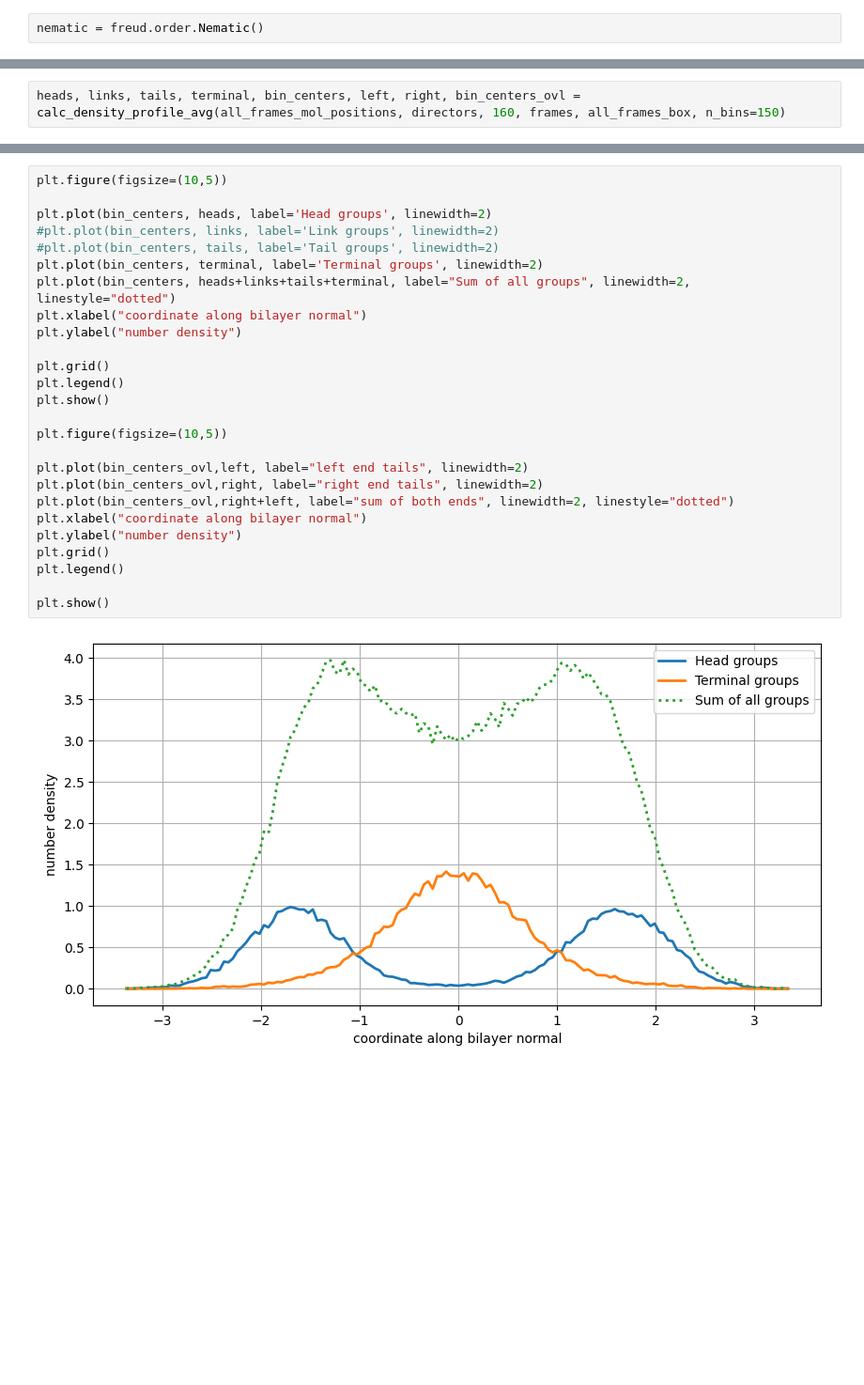
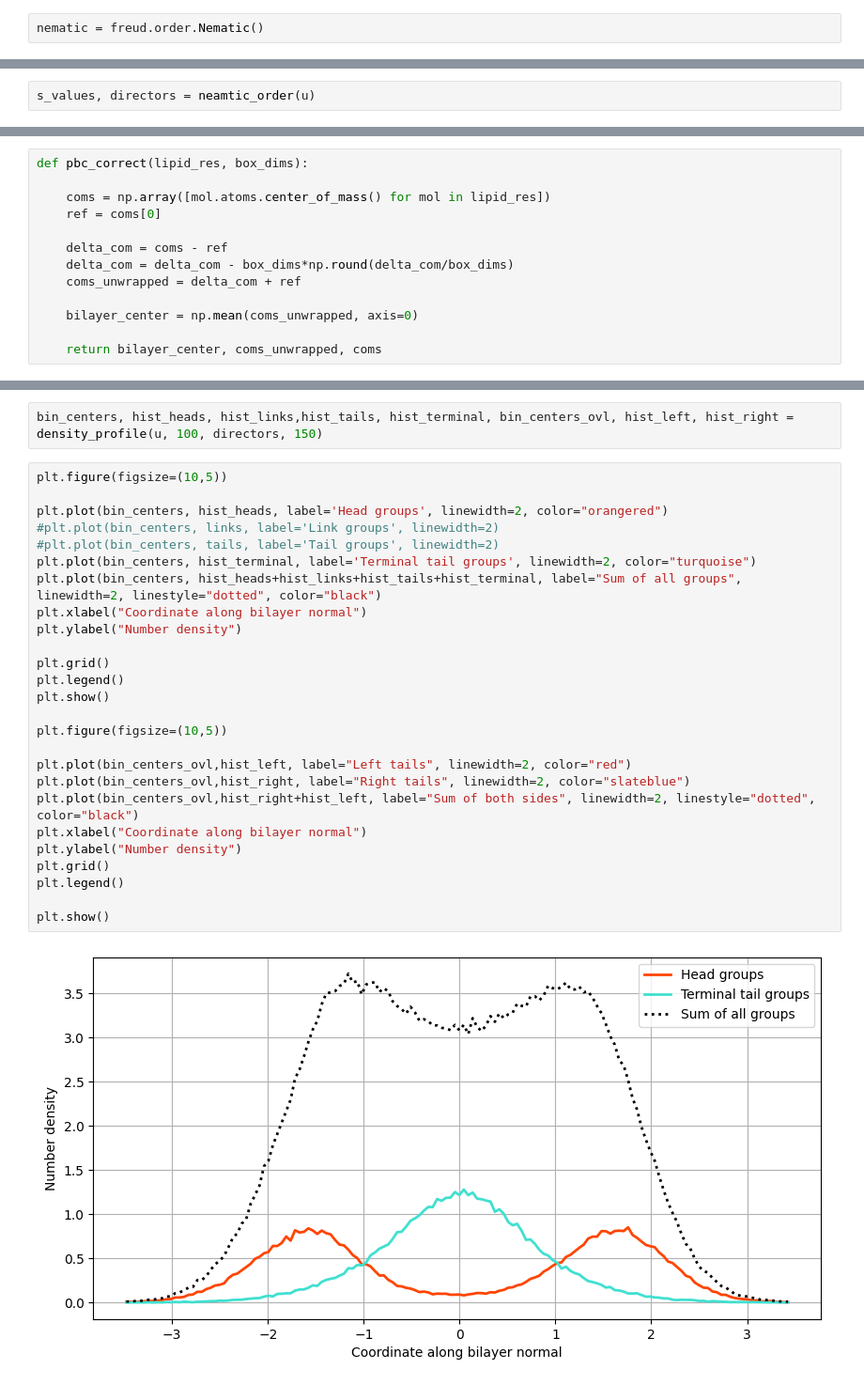
Before and after one commit to G-Scherer/dpd_simulation, a Jupyter notebook: lipid_self_assembly/analysis/analysis.ipynb, the cells around one changed output, grey strips where cells are left out. Shown: that part at 94% size. Saved outputs shown, nothing was run; the diff lists cells and outputs as text; blank space fills up the shorter version.

```diff
--- a/lipid_self_assembly/analysis/analysis.ipynb
+++ b/lipid_self_assembly/analysis/analysis.ipynb
@@ -263,0 +176,2 @@ equil = frames
+# %%
+s_values, directors = neamtic_order(u)
@@ -411,2 +214,0 @@ def calc_density_profile_avg(universe, directors, frame_start, frame_end, box, n
-# %%
-heads, links, tails, terminal, bin_centers, left, right, bin_centers_ovl = calc_density_profile_avg(all_frames_mol_positions, directors, 160, frames, all_frames_box, n_bins=150)
@@ -414,0 +304,13 @@ Monolayer right: 65.0709219858156, monolayer left: 62.9290780141844
+# %%
+def pbc_correct(lipid_res, box_dims):
+
+    coms = np.array([mol.atoms.center_of_mass() for mol in lipid_res])
+    ref = coms[0]
+
+    delta_com = coms - ref
+    delta_com = delta_com - box_dims*np.round(delta_com/box_dims)
+    coms_unwrapped = delta_com + ref
+
+    bilayer_center = np.mean(coms_unwrapped, axis=0)
+
+    return bilayer_center, coms_unwrapped, coms
@@ -415,28 +359,30 @@ Monolayer right: 65.0709219858156, monolayer left: 62.9290780141844
+# %%
+bin_centers, hist_heads, hist_links,hist_tails, hist_terminal, bin_centers_ovl, hist_left, hist_right = density_profile(u, 100, directors, 150)
 # %%
 plt.figure(figsize=(10,5))
 
-plt.plot(bin_centers, heads, label='Head groups', linewidth=2)
+plt.plot(bin_centers, hist_heads, label='Head groups', linewidth=2, color="orangered")
 #plt.plot(bin_centers, links, label='Link groups', linewidth=2)
 #plt.plot(bin_centers, tails, label='Tail groups', linewidth=2)
-plt.plot(bin_centers, terminal, label='Terminal groups', linewidth=2)
-plt.plot(bin_centers, heads+links+tails+terminal, label="Sum of all groups", linewidth=2, linestyle="dotted")
-plt.xlabel("coordinate along bilayer normal")
-plt.ylabel("number density")
+plt.plot(bin_centers, hist_terminal, label='Terminal tail groups', linewidth=2, color="turquoise")
+plt.plot(bin_centers, hist_heads+hist_links+hist_tails+hist_terminal, label="Sum of all groups", linewidth=2, linestyle="dotted", color="black")
+plt.xlabel("Coordinate along bilayer normal")
+plt.ylabel("Number density")
 
 plt.grid()
 plt.legend()
 plt.show()
 
 plt.figure(figsize=(10,5))
 
-plt.plot(bin_centers_ovl,left, label="left end tails", linewidth=2)
-plt.plot(bin_centers_ovl,right, label="right end tails", linewidth=2)
-plt.plot(bin_centers_ovl,right+left, label="sum of both ends", linewidth=2, linestyle="dotted")
-plt.xlabel("coordinate along bilayer normal")
-plt.ylabel("number density")
+plt.plot(bin_centers_ovl,hist_left, label="Left tails", linewidth=2, color="red")
+plt.plot(bin_centers_ovl,hist_right, label="Right tails", linewidth=2, color="slateblue")
+plt.plot(bin_centers_ovl,hist_right+hist_left, label="Sum of both sides", linewidth=2, linestyle="dotted", color="black")
+plt.xlabel("Coordinate along bilayer normal")
+plt.ylabel("Number density")
 plt.grid()
 plt.legend()
 
 plt.show()
 # %% [output]
-[figure, old version]
+[figure, new version]
```
Also changed, not shown: parts of 73 cells of this notebook, 11 other files.
